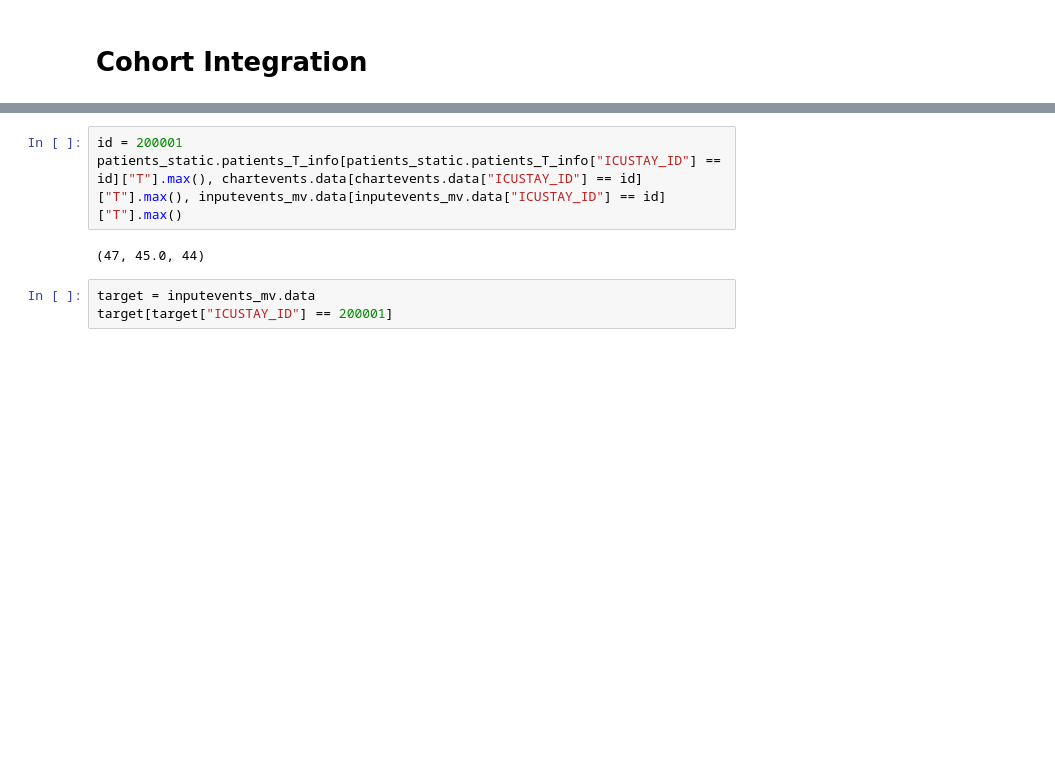
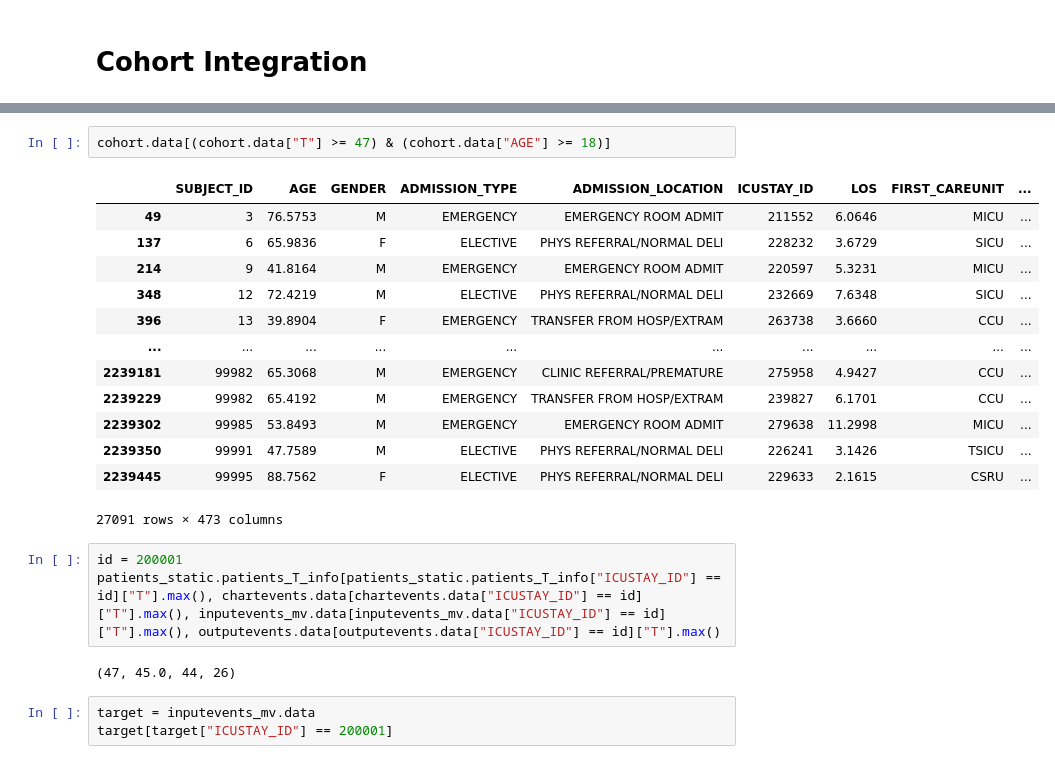
Before and after one commit to Harry-PARK/MIMIC_preprocessing, a Jupyter notebook: test.ipynb, the cells around one changed output, grey strips where cells are left out. Saved outputs shown, nothing was run; the diff lists cells and outputs as text; blank space fills up the shorter version.

```diff
--- a/test.ipynb
+++ b/test.ipynb
@@ -239,8 +298,24 @@ features = features.dropna(axis=1, how="all")
+# %%
+cohort.data[(cohort.data["T"] >= 47) & (cohort.data["AGE"] >= 18)]
+# %% [output]
+|  | SUBJECT_ID | AGE | GENDER | ADMISSION_TYPE | ADMISSION_LOCATION | ICUSTAY_ID | LOS | FIRST_CAREUNIT | ... |
+| 49 | 3 | 76.5753 | M | EMERGENCY | EMERGENCY ROOM ADMIT | 211552 | 6.0646 | MICU | ... |
+| 137 | 6 | 65.9836 | F | ELECTIVE | PHYS REFERRAL/NORMAL DELI | 228232 | 3.6729 | SICU | ... |
+| 214 | 9 | 41.8164 | M | EMERGENCY | EMERGENCY ROOM ADMIT | 220597 | 5.3231 | MICU | ... |
+| 348 | 12 | 72.4219 | M | ELECTIVE | PHYS REFERRAL/NORMAL DELI | 232669 | 7.6348 | SICU | ... |
+| 396 | 13 | 39.8904 | F | EMERGENCY | TRANSFER FROM HOSP/EXTRAM | 263738 | 3.6660 | CCU | ... |
+| ... | ... | ... | ... | ... | ... | ... | ... | ... | ... |
+| 2239181 | 99982 | 65.3068 | M | EMERGENCY | CLINIC REFERRAL/PREMATURE | 275958 | 4.9427 | CCU | ... |
+| 2239229 | 99982 | 65.4192 | M | EMERGENCY | TRANSFER FROM HOSP/EXTRAM | 239827 | 6.1701 | CCU | ... |
+| 2239302 | 99985 | 53.8493 | M | EMERGENCY | EMERGENCY ROOM ADMIT | 279638 | 11.2998 | MICU | ... |
+| 2239350 | 99991 | 47.7589 | M | ELECTIVE | PHYS REFERRAL/NORMAL DELI | 226241 | 3.1426 | TSICU | ... |
+| 2239445 | 99995 | 88.7562 | F | ELECTIVE | PHYS REFERRAL/NORMAL DELI | 229633 | 2.1615 | CSRU | ... |
+27091 rows × 473 columns
 # %%
 id = 200001
-patients_static.patients_T_info[patients_static.patients_T_info["ICUSTAY_ID"] == id]["T"].max(), chartevents.data[chartevents.data["ICUSTAY_ID"] == id]["T"].max(), inputevents_mv.data[inputevents_mv.data["ICUSTAY_ID"] == id]["T"].max()
+patients_static.patients_T_info[patients_static.patients_T_info["ICUSTAY_ID"] == id]["T"].max(), chartevents.data[chartevents.data["ICUSTAY_ID"] == id]["T"].max(), inputevents_mv.data[inputevents_mv.data["ICUSTAY_ID"] == id]["T"].max(), outputevents.data[outputevents.data["ICUSTAY_ID"] == id]["T"].max()
 # %% [output]
-(47, 45.0, 44)
+(47, 45.0, 44, 26)
 # %%
 target = inputevents_mv.data
 target[target["ICUSTAY_ID"] == 200001]
```
Also changed, not shown: parts of 14 cells of this notebook.
